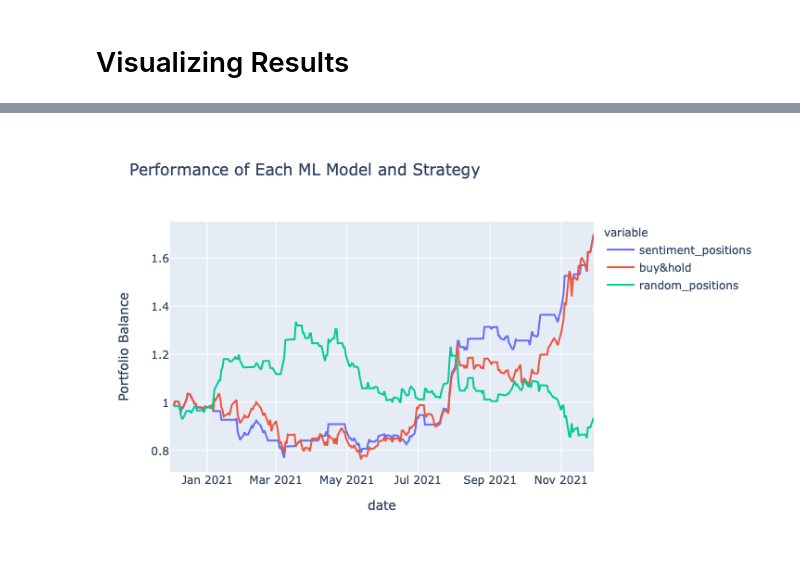
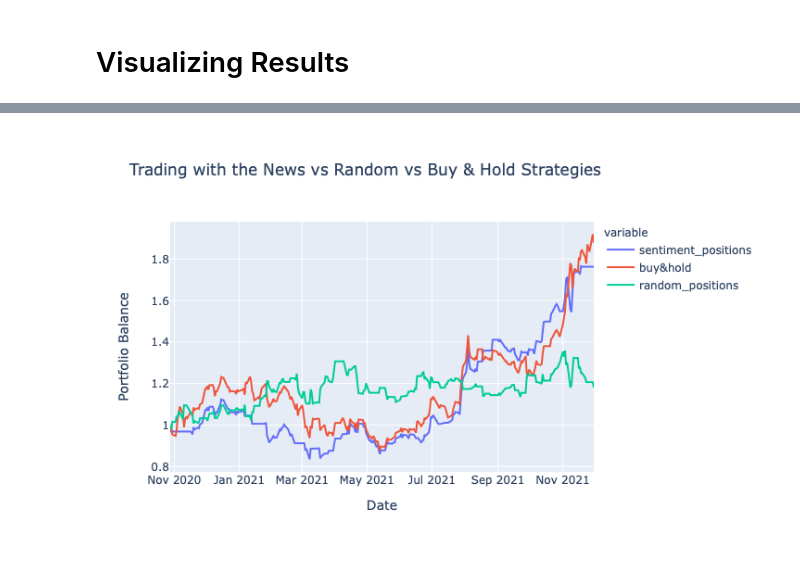
Before and after one commit to marcosan93/Medium-Misc-Tutorials, a Jupyter notebook: Stock-Market-Tutorials/Financial-News-Backtest.ipynb, the cells around one changed output, grey strips where cells are left out. Cells and saved outputs as stored; diff of their text form; code cells hidden in the pictures.

```diff
--- a/Stock-Market-Tutorials/Financial-News-Backtest.ipynb
+++ b/Stock-Market-Tutorials/Financial-News-Backtest.ipynb
@@ -76 +87,13 @@ prices = prices.set_index('date', drop=True)
+# %%
+def sentimentPositions(val, thresh=0.1):
+    """
+    Returns position as 1, -1, or 0 for Buy, Sell, and Do Nothing respectively based
+    on the given sentiment value and threshold.
+    """
+    if val > thresh:
+        return 1
+    elif val< -thresh:
+        return -1
+    else:
+        return 0
 # %% [markdown]
@@ -102,21 +101,12 @@ news[['sentiment', 'title']].tail(50)
-# %%
-def sentimentPositions(val, thresh=0.1):
-    """
-    Returns position as 1, -1, or 0 for Buy, Sell, and Do Nothing respectively based
-    on the given value and threshold.
-    """
-    if val > thresh:
-        return 1
-    elif val< -thresh:
-        return -1
-    else:
-        return 0
 # %%
-# Grouping together sentiment scores from the same day
+# Getting sentiment values for the news headlines/titles
+news['sentiment'] = news['title'].apply(lambda x: TextBlob(x.lower()).sentiment[0])
+
+# Grouping together dates and aggregating sentiment scores from the same day
 df = news.groupby('date')[['sentiment']].mean()
 
 # Getting positions
 df['sentiment_positions'] = df['sentiment'].apply(
-    lambda x: sentimentPositions(x, thresh=0.1)
+    lambda x: sentimentPositions(x, thresh=0)
 )
 # %% [markdown]
@@ -194,7 +165,7 @@ position_df
 returns = position_df.multiply(log_returns, axis=0)
 
 # Inversing the log returns and getting daily portfolio balance
-performance = returns.cumsum().apply(np.exp).fillna(method='ffill')
+performance = returns.cumsum().apply(np.exp).dropna().fillna(method='ffill')
 # %% [markdown]
 # Visualizing Results
 # %%
@@ -203,9 +174,9 @@ fig = px.line(
     performance,
     x=performance.index,
     y=performance.columns,
-    title='Performance of Each ML Model and Strategy',
+    title='Trading with the News vs Random vs Buy & Hold Strategies',
     labels={"value": "Portfolio Balance",
-            "ds": "Date"}
+            "date": "Date"}
 )
 
 fig.show()
@@ -213 +185 @@ fig.show()
-[figure, old version]
+[figure, new version]
```
Also changed, not shown: parts of 17 cells of this notebook.
